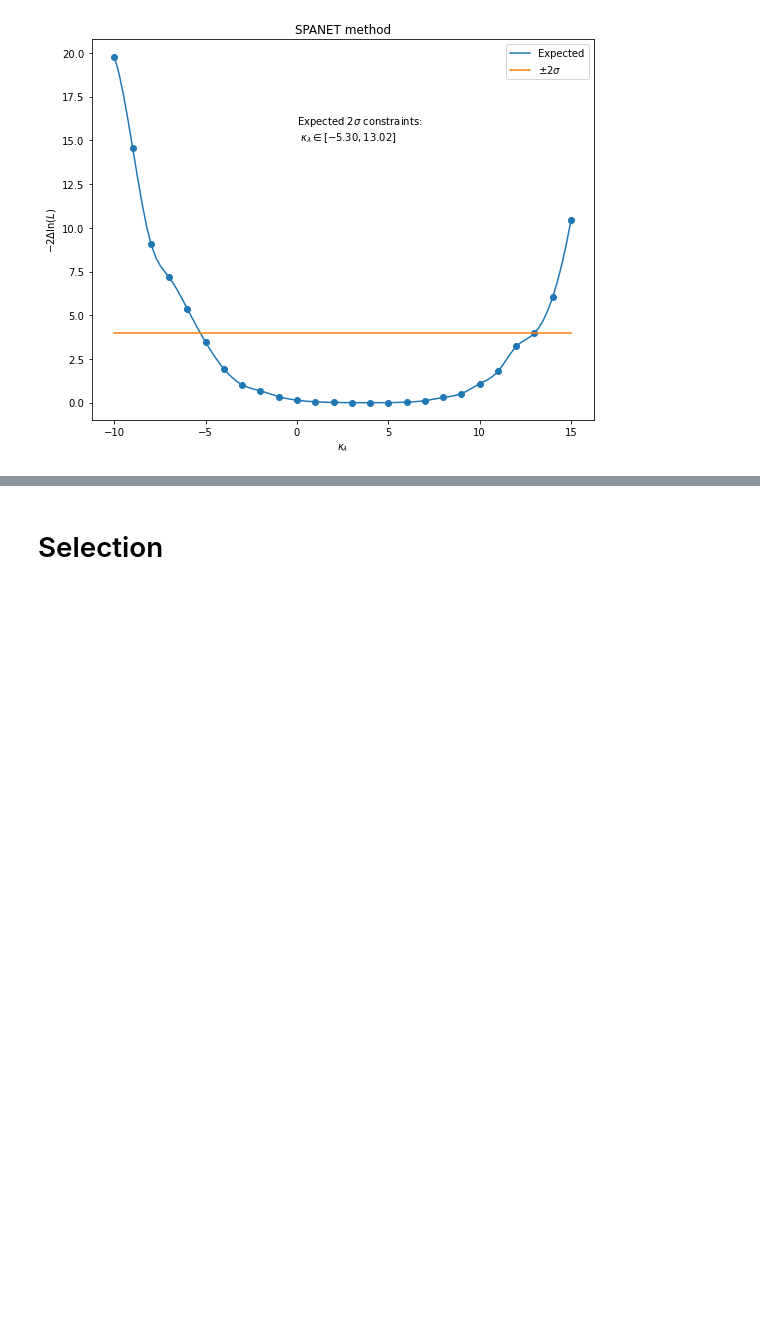
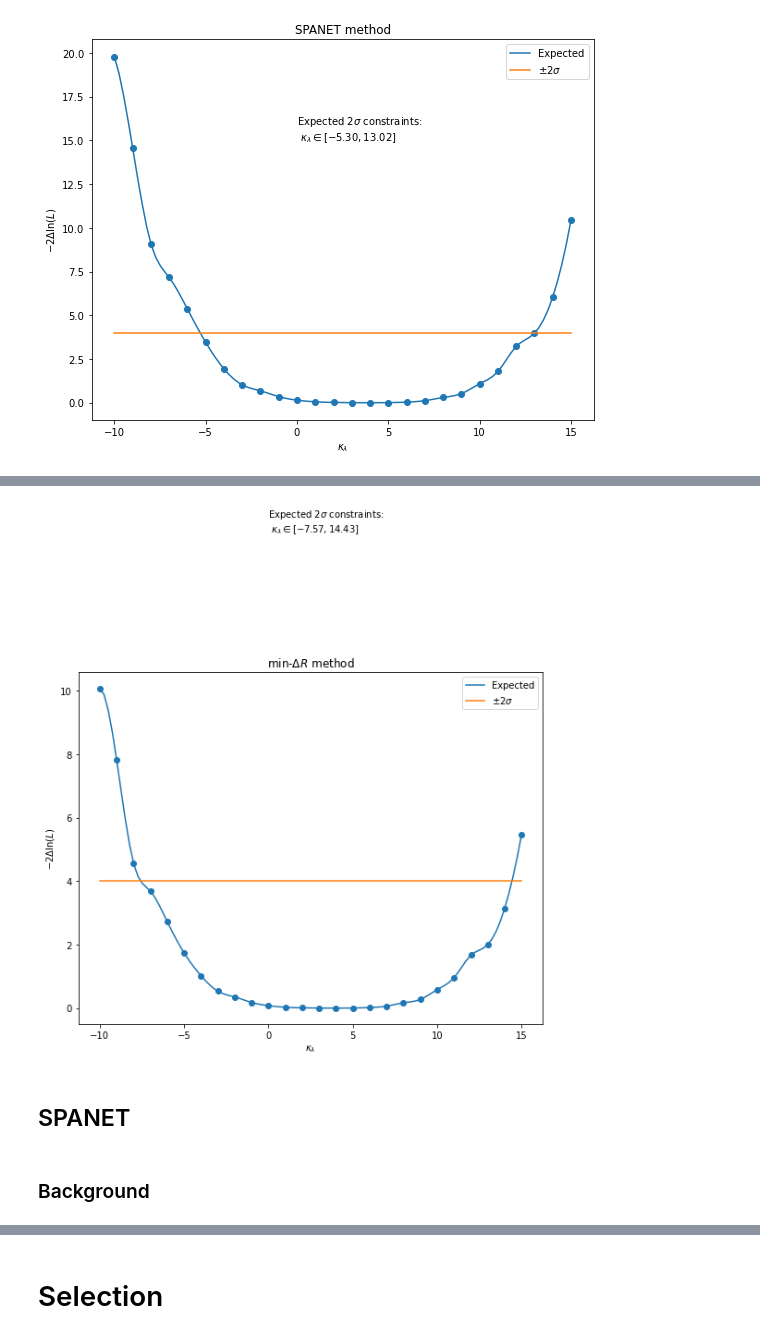
Before and after one commit to r10222035/3-4-Higgs-Collider-Study, a Jupyter notebook: Analysis/DiHiggs-kappa-constraint.ipynb, the cells around one changed output, grey strips where cells are left out. Cells and saved outputs as stored; diff of their text form; code cells hidden in the pictures; blank space fills up the shorter version.

```diff
--- a/Analysis/Di-Higgs-kappa-constraint.ipynb
+++ b/Analysis/DiHiggs-kappa-constraint.ipynb
@@ -790,0 +885,2 @@ plt.show()
+# %%
+pairing_method = 'min_dR'
@@ -790,0 +960,37 @@ plt.show()
+# %%
+def find_root(f, x0, x1):
+    if f(x0) * f(x1) > 0:
+        print('Wrong Guess')
+    else:
+        tol = 1e-12
+        while abs(f(x0)) > tol:
+            c = (x0 + x1)/2
+            if f(c) * f(x0) > 0:
+                x0, x1 = c, x1
+            else:
+                x0, x1 = x0, c
+        return x0
+
+def g(x):
+    return f(x) - 4
+
+r1 = find_root(g, -10, 0)
+r2 = find_root(g, 15, 0)
+# %%
+fig, ax = plt.subplots(1, 1, figsize =(9, 7))
+ax.scatter(kappas, LL_r)
+ax.plot(x_new, y_new, label='Expected')
+ax.plot(x_new, np.ones_like(x_new)*4, label='$\pm 2 \sigma$')
+ax.set_xlabel('$\kappa_\lambda$')
+ax.set_ylabel('$-2\Delta\ln(L)$')
+ax.set_title('min-$\Delta R$ method')
+if r1 and r2:
+    ax.text(0, 15, f'Expected $2\sigma$ constraints:\n $\kappa_\lambda\in[{r1:.2f},{r2:.2f}]$')
+
+ax.legend()
+plt.savefig('figures/log_likelihood_ratio_kappa_min_dR-2M.png', facecolor='White', dpi=300, bbox_inches = 'tight')
+plt.show()
+# %% [output]
+[figure, added]
+# %% [markdown]
+## SPANET
@@ -790,0 +999,2 @@ plt.show()
+# %% [markdown]
+### Background
```
Also changed, not shown: parts of 17 cells of this notebook, 8 other files.
